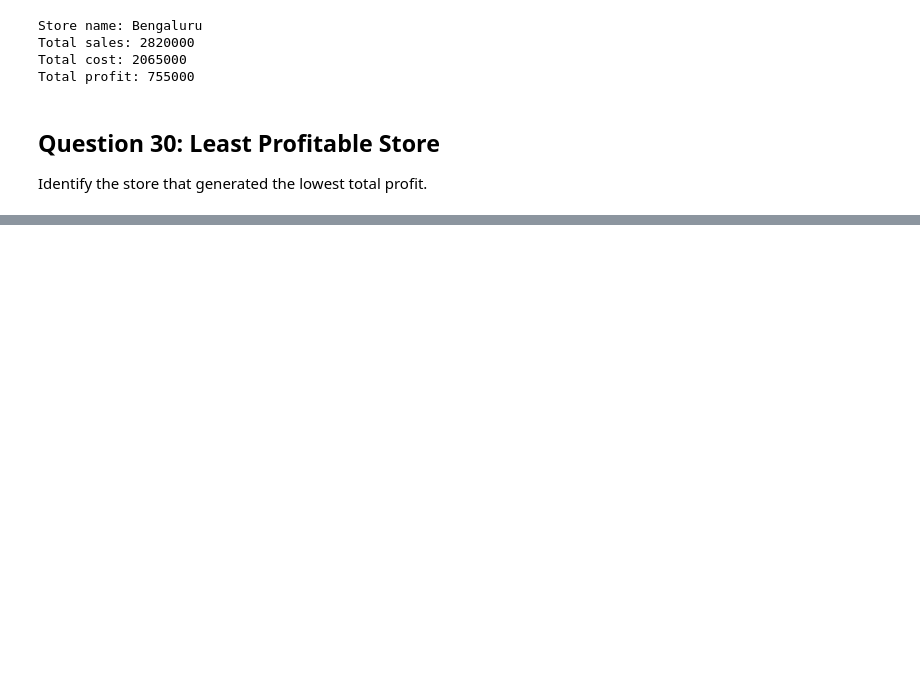
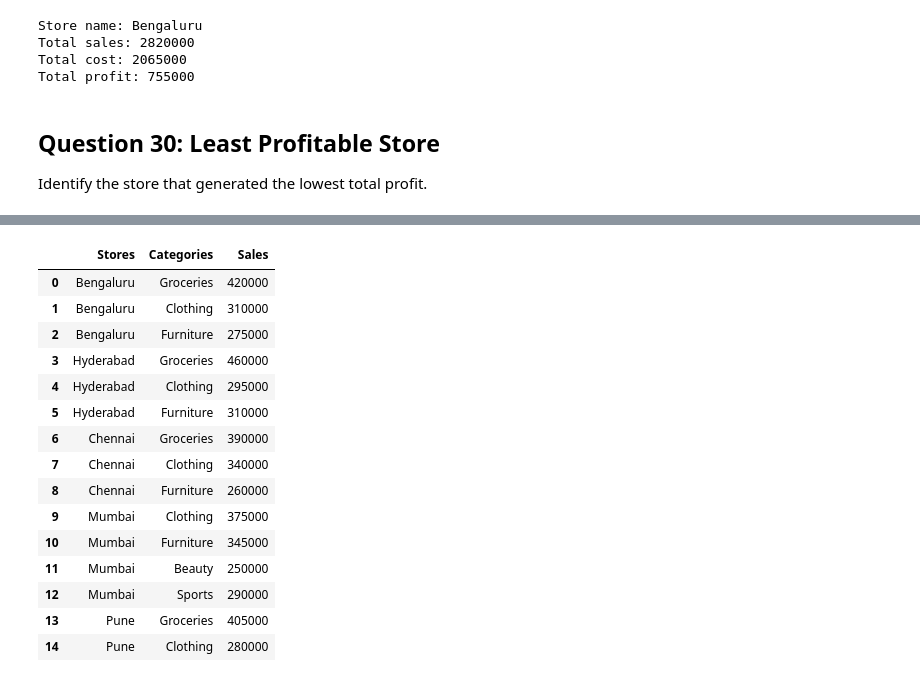
Before and after one commit to bhanuprakashbhavanam1-cmd/Data-Science, a Jupyter notebook: Assignment_8.ipynb, the cells around one changed output, grey strips where cells are left out. Saved outputs shown, nothing was run; the diff lists cells and outputs as text; code cells hidden in the pictures; blank space fills up the shorter version.

```diff
--- a/Assignment_8.ipynb
+++ b/Assignment_8.ipynb
@@ -556,0 +811,38 @@ Bengaluru
+# %%
+moderate_sales = np.logical_and(
+    sales_data >= 250000,
+    sales_data <= 500000
+)
+
+result = []
+
+for i, j in zip(*np.where(moderate_sales)):
+    result.append([
+        stores[i],
+        categories[j],
+        sales_data[i, j]
+    ])
+
+df_result = pd.DataFrame(
+    result,
+    columns=["Stores", "Categories", "Sales"]
+)
+
+df_result
+# %% [output]
+|  | Stores | Categories | Sales |
+| 0 | Bengaluru | Groceries | 420000 |
+| 1 | Bengaluru | Clothing | 310000 |
+| 2 | Bengaluru | Furniture | 275000 |
+| 3 | Hyderabad | Groceries | 460000 |
+| 4 | Hyderabad | Clothing | 295000 |
+| 5 | Hyderabad | Furniture | 310000 |
+| 6 | Chennai | Groceries | 390000 |
+| 7 | Chennai | Clothing | 340000 |
+| 8 | Chennai | Furniture | 260000 |
+| 9 | Mumbai | Clothing | 375000 |
+| 10 | Mumbai | Furniture | 345000 |
+| 11 | Mumbai | Beauty | 250000 |
+| 12 | Mumbai | Sports | 290000 |
+| 13 | Pune | Groceries | 405000 |
+| 14 | Pune | Clothing | 280000 |
```
Also changed, not shown: parts of 67 cells of this notebook.
